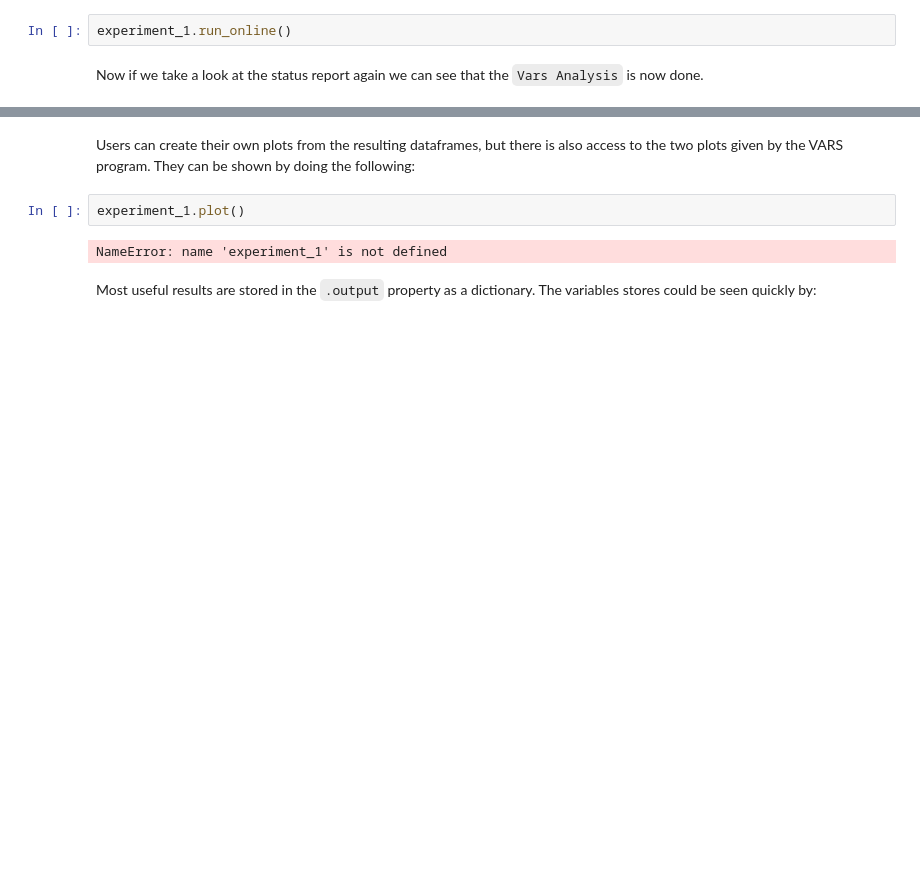
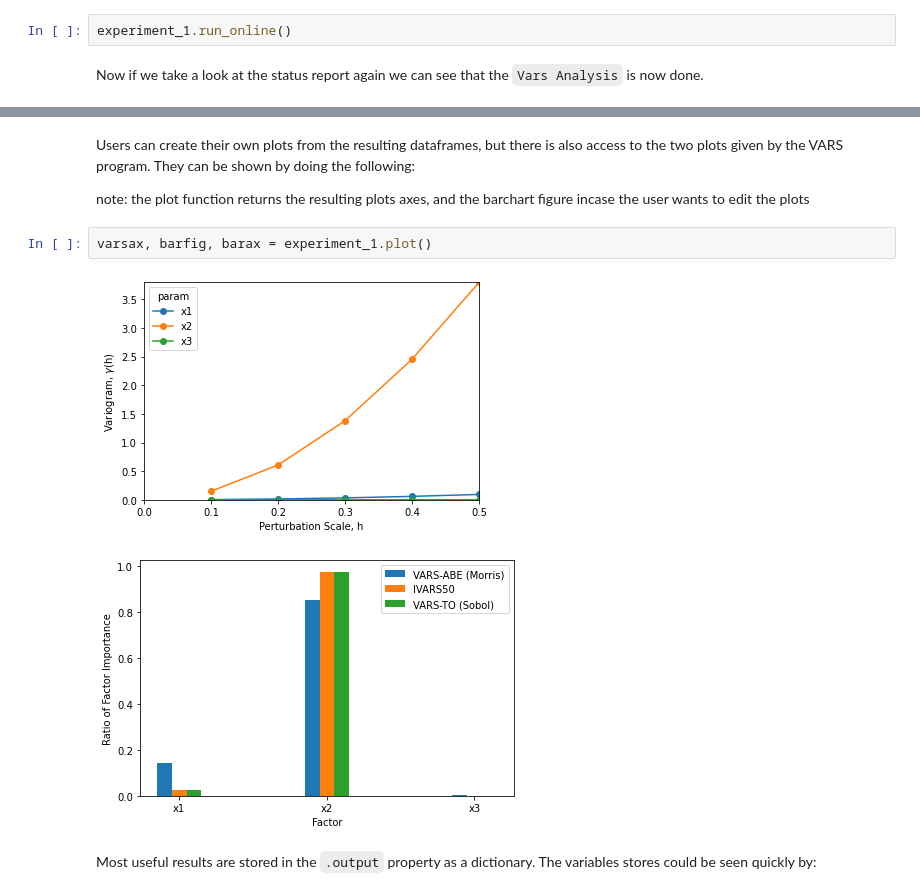
Before and after one commit to vars-tool/vars-tool, a Jupyter notebook: tutorial/QuickStart-Tutorial.ipynb, the cells around one changed output, grey strips where cells are left out. Cells and saved outputs as stored; diff of their text form; blank space fills up the shorter version.

```diff
--- a/tutorial/QuickStart-Tutorial.ipynb
+++ b/tutorial/QuickStart-Tutorial.ipynb
@@ -206,10 +208,13 @@ Number of Groups: 2
 VARS Analysis: Done
 # %% [markdown]
 Users can create their own plots from the resulting dataframes, but there is also access to the two plots given by the VARS program. They can be shown by doing the following:
+
+note: the plot function returns the resulting plots axes, and the barchart figure incase the user wants to edit the plots
 # %%
-experiment_1.plot()
+varsax, barfig, barax = experiment_1.plot()
 # %% [output]
-NameError: name 'experiment_1' is not defined
+[figure, added]
+[figure, added]
 # %% [markdown]
 Most useful results are stored in the `.output` property as a dictionary. The variables stores could be seen quickly by:
 # %%
```
Also changed, not shown: parts of 3 cells of this notebook.
